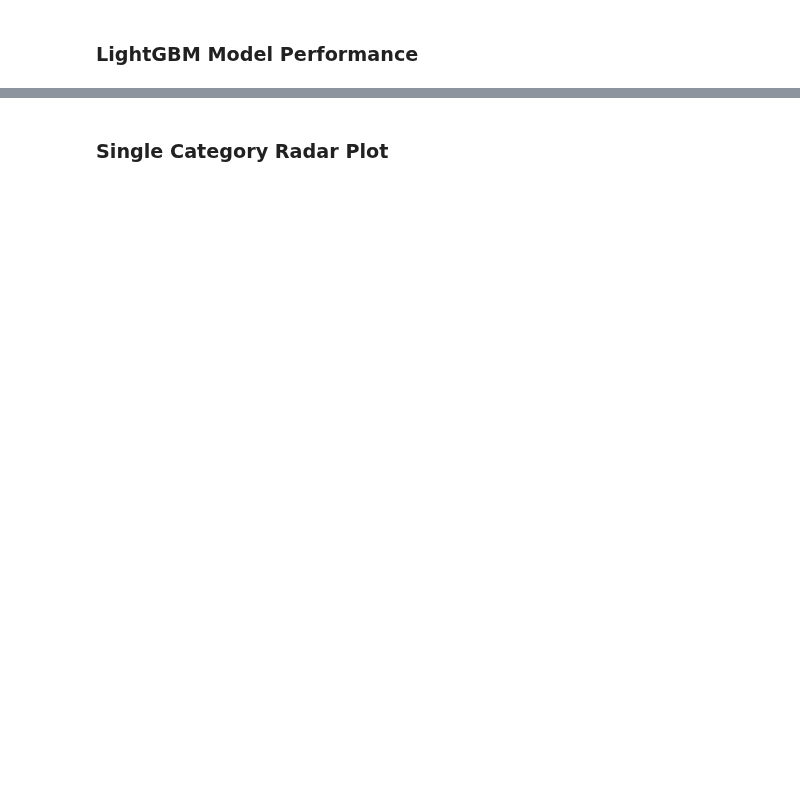
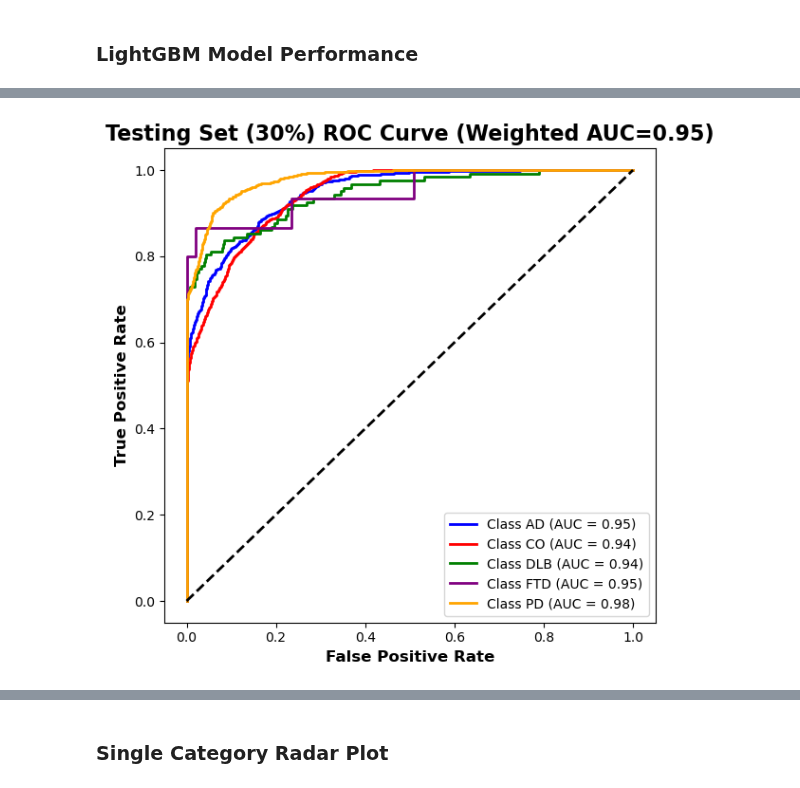
Before and after one commit to YingXu001/CSF_Plasma_Proteomics_AI_Classifier, a Jupyter notebook: LightGBM_WashU_PUB.ipynb, the cells around one changed output, grey strips where cells are left out. Cells and saved outputs as stored; diff of their text form; code cells hidden in the pictures; blank space fills up the shorter version.

```diff
--- a/LightGBM_WashU_PUB.ipynb
+++ b/LightGBM_WashU_PUB.ipynb
@@ -190,0 +257,42 @@ Name: count, dtype: int64
+# %%
+# ===========================================================
+# ★  3)  ROC Curves and AUC Calculation
+# ===========================================================
+y_test_bin = label_binarize(y_true_lbl, classes=class_labels)
+sample_cnt = y_test_bin.sum(axis=0)
+
+# Calculate ROC curve and AUC per class
+fpr, tpr, roc_auc = {}, {}, {}
+for i, cls in enumerate(class_labels):
+    if sample_cnt[i] == 0:  # Skip classes without positive samples
+        roc_auc[i] = np.nan
+        fpr[i] = tpr[i] = np.array([0,1])
+        continue
+    fpr[i], tpr[i], _ = roc_curve(y_test_bin[:, i], y_test_proba[:, i])
+    roc_auc[i] = auc(fpr[i], tpr[i])
+
+# Compute weighted AUC across all classes
+valid      = sample_cnt > 0
+weights    = sample_cnt[valid] / sample_cnt[valid].sum()
+auc_weight = np.average([roc_auc[i] for i in range(n_classes) if valid[i]],
+                        weights=weights)
+
+# Plot ROC curves
+plt.figure(figsize=(6,6))
+colors = cycle(['blue','red','green','purple','orange'])
+for i, color in zip(range(n_classes), colors):
+    if np.isnan(roc_auc[i]):
+        continue
+    plt.plot(fpr[i], tpr[i], color=color, lw=2,
+             label=f'Class {class_labels[i]} (AUC = {roc_auc[i]:.2f})')
+plt.plot([0,1],[0,1],'k--',lw=2)
+plt.xlabel('False Positive Rate', size=12, weight='bold')
+plt.ylabel('True Positive Rate',  size=12, weight='bold')
+plt.title(f'Testing Set (30%) ROC Curve (Weighted AUC={auc_weight:.2f})',
+          size=16, weight='bold')
+plt.legend(loc='lower right')
+plt.grid(False)
+plt.tight_layout()
+plt.show()
+# %% [output]
+[figure, added]
```
Also changed, not shown: parts of 32 cells of this notebook, 5 other files.
